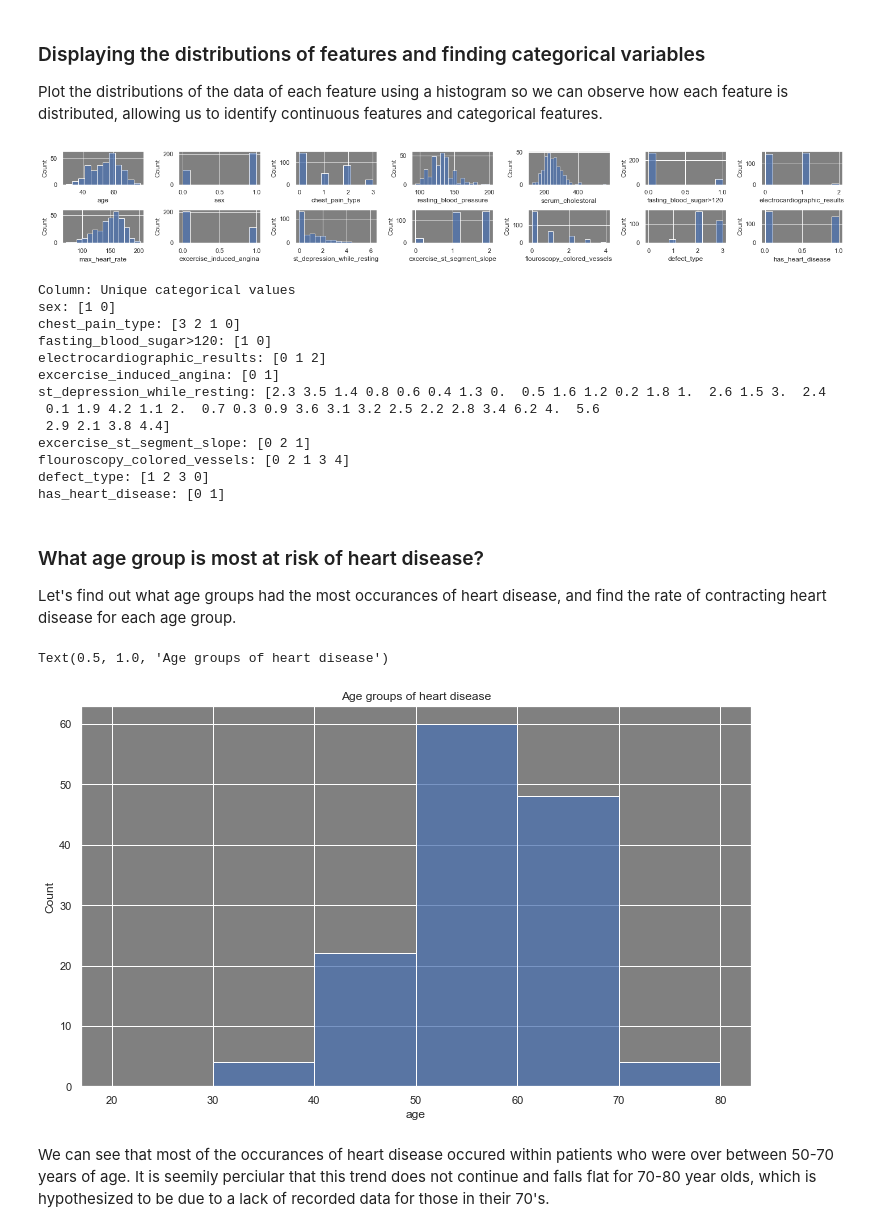
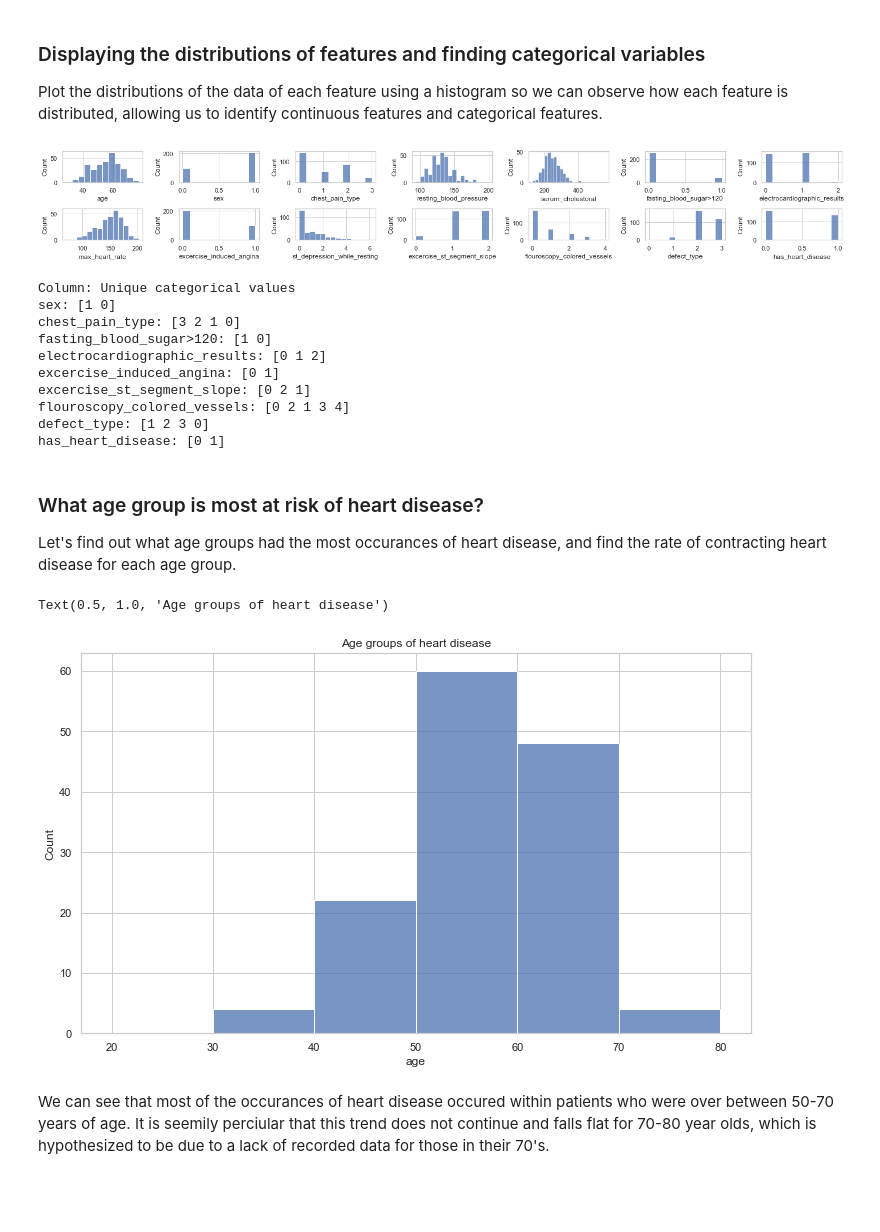
Before and after one commit to BenGOsborn/Heart-Disease-Classification, a Jupyter notebook: heart-disease-analysis.ipynb, the cells around one changed output. Cells and saved outputs as stored; diff of their text form; code cells hidden in the pictures; blank space fills up the shorter version.

```diff
--- a/heart-disease-analysis.ipynb
+++ b/heart-disease-analysis.ipynb
@@ -131,17 +131,18 @@ Strong negative correlations:
 Plot the distributions of the data of each feature using a histogram so we can observe how each feature is distributed, allowing us to identify continuous features and categorical features.
 # %%
 plt.rcParams["figure.figsize"] = (20,3) # Change the size of the plots
+sns.set_theme(style="whitegrid") # Set the seaborn color theme
 
 _, axes = plt.subplots(2, 7) # Create the layout for the histograms
 
 for i, col in enumerate(df.columns): # Enumerate over the columns
     sns.histplot(data=df, x=col, ax=axes[i // 7, i % 7]) # Plot the histogram of the feature
 plt.tight_layout() # Display the grid
 # %% [output]
-[figure, old version]
+[figure, new version]
 # %%
 print("Column: Unique categorical values") # Print out the label
-for col in ['sex', 'chest_pain_type', 'fasting_blood_sugar>120', 'electrocardiographic_results', 'excercise_induced_angina', 'st_depression_while_resting',
+for col in ['sex', 'chest_pain_type', 'fasting_blood_sugar>120', 'electrocardiographic_results', 'excercise_induced_angina',
             'excercise_st_segment_slope', 'flouroscopy_colored_vessels', 'defect_type', 'has_heart_disease']: # Iterate over the columns in this list
     print(f"{col}: {df[col].unique()}") # Print the unique values for each categorical value
 # %% [output]
@@ -151,9 +152,6 @@ chest_pain_type: [3 2 1 0]
 fasting_blood_sugar>120: [1 0]
 electrocardiographic_results: [0 1 2]
 excercise_induced_angina: [0 1]
-st_depression_while_resting: [2.3 3.5 1.4 0.8 0.6 0.4 1.3 0.  0.5 1.6 1.2 0.2 1.8 1.  2.6 1.5 3.  2.4
- 0.1 1.9 4.2 1.1 2.  0.7 0.3 0.9 3.6 3.1 3.2 2.5 2.2 2.8 3.4 6.2 4.  5.6
- 2.9 2.1 3.8 4.4]
 excercise_st_segment_slope: [0 2 1]
 flouroscopy_colored_vessels: [0 2 1 3 4]
 defect_type: [1 2 3 0]
@@ -167,7 +165,7 @@ graph = sns.histplot(df[df['has_heart_disease'] == 1], x='age', bins=[20, 30, 40
 graph.set_title('Age groups of heart disease') # Set the title for the plot
 # %% [output]
 Text(0.5, 1.0, 'Age groups of heart disease')
-[figure, old version]
+[figure, new version]
 # %% [markdown]
 We can see that most of the occurances of heart disease occured within patients who were over between 50-70 years of age. It is seemily perciular that this trend does not continue and falls flat for 70-80 year olds, which is hypothesized to be due to a lack of recorded data for those in their 70's.
 # %%
```
Also changed, not shown: parts of 7 cells of this notebook.
